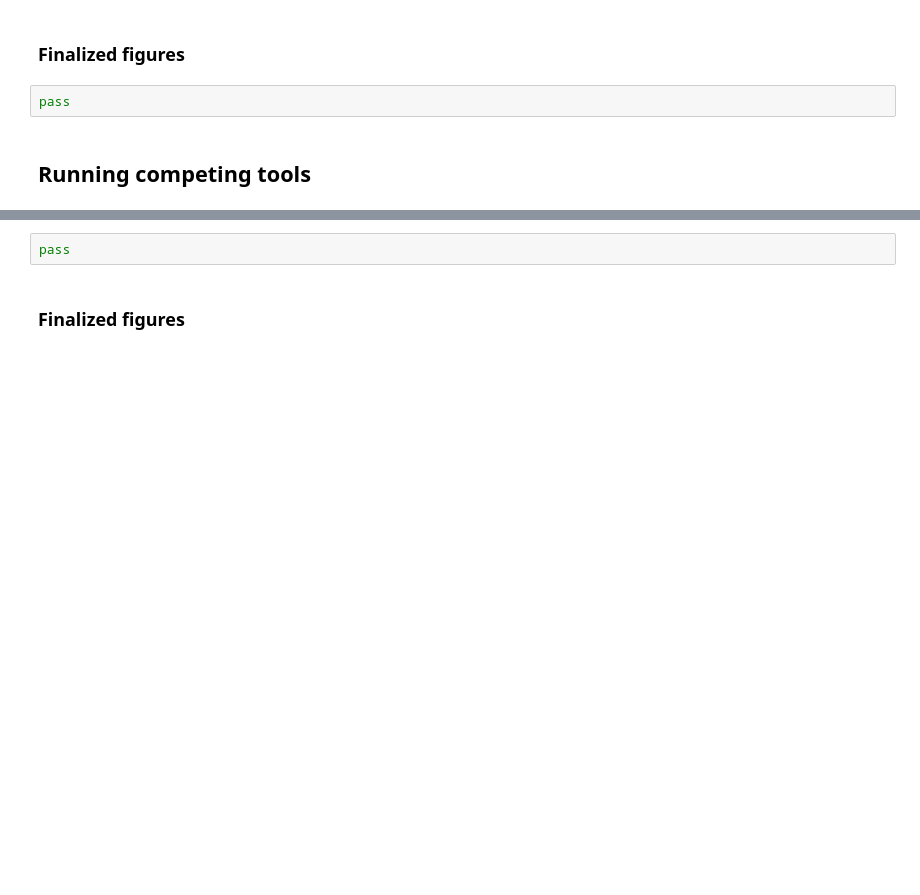
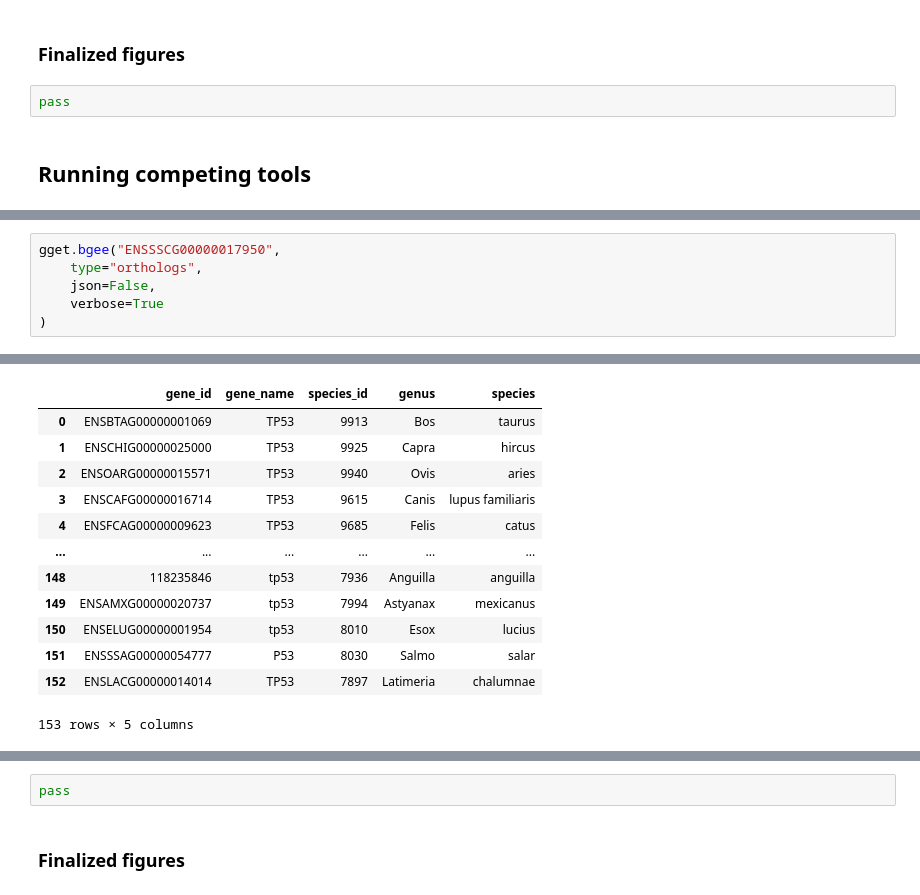
Before and after one commit to theislab/idtrack, a Jupyter notebook: docs/_notebooks/experiment_cellranger_idtrack/run.ipynb, the cells around one changed output, grey strips where cells are left out. Cells and saved outputs as stored; diff of their text form; blank space fills up the shorter version.

```diff
--- a/docs/_notebooks/experiment_cellranger_idtrack/run.ipynb
+++ b/docs/_notebooks/experiment_cellranger_idtrack/run.ipynb
@@ -376,0 +725,7 @@ pass
+# %%
+gget.bgee("ENSSSCG00000017950",
+    type="orthologs",
+    json=False,
+    verbose=True
+)
+# %% [output]
@@ -376,0 +734,13 @@ pass
+|  | gene_id | gene_name | species_id | genus | species |
+| 0 | ENSBTAG00000001069 | TP53 | 9913 | Bos | taurus |
+| 1 | ENSCHIG00000025000 | TP53 | 9925 | Capra | hircus |
+| 2 | ENSOARG00000015571 | TP53 | 9940 | Ovis | aries |
+| 3 | ENSCAFG00000016714 | TP53 | 9615 | Canis | lupus familiaris |
+| 4 | ENSFCAG00000009623 | TP53 | 9685 | Felis | catus |
+| ... | ... | ... | ... | ... | ... |
+| 148 | 118235846 | tp53 | 7936 | Anguilla | anguilla |
+| 149 | ENSAMXG00000020737 | tp53 | 7994 | Astyanax | mexicanus |
+| 150 | ENSELUG00000001954 | tp53 | 8010 | Esox | lucius |
+| 151 | ENSSSAG00000054777 | P53 | 8030 | Salmo | salar |
+| 152 | ENSLACG00000014014 | TP53 | 7897 | Latimeria | chalumnae |
+153 rows × 5 columns
```
Also changed, not shown: parts of 48 cells of this notebook, 21 other files.
